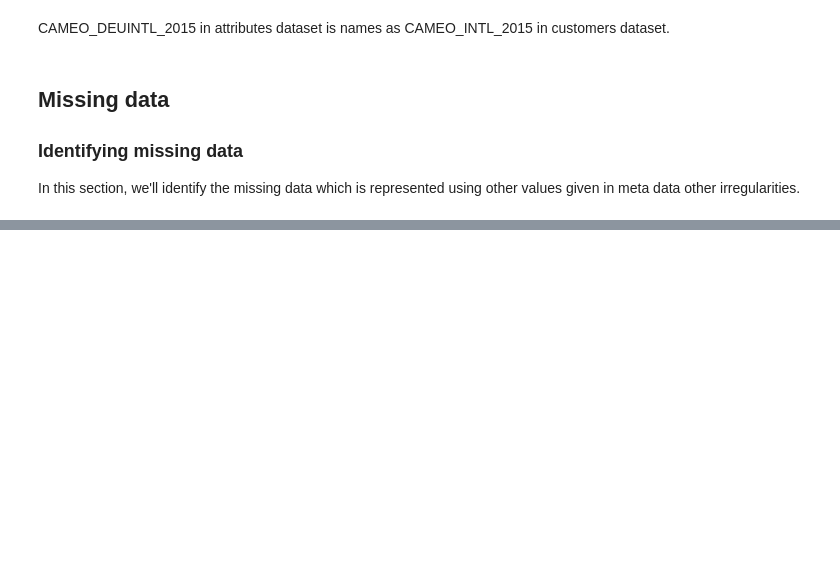
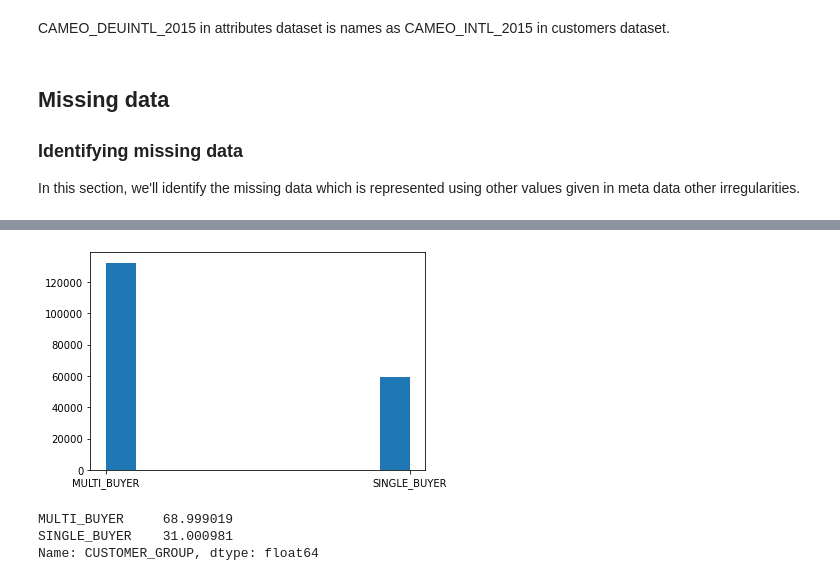
Before and after one commit to AhmadAbdElhameed/Data-Science-Portfolio, a Jupyter notebook: Customer_Segmentation/1_Data_Exploration_and_Preprocessing.ipynb, the cells around one changed output, grey strips where cells are left out. Saved outputs shown, nothing was run; the diff lists cells and outputs as text; code cells hidden in the pictures; blank space fills up the shorter version.

```diff
--- a/Customer_Segmentation/1_Data_Exploration_and_Preprocessing.ipynb
+++ b/Customer_Segmentation/1_Data_Exploration_and_Preprocessing.ipynb
@@ -224,0 +394,13 @@ attributes = values.loc[values['Attribute'].isin(attr_common_all)]
+# %%
+customer_group = customers_clean.loc[customers_clean["CUSTOMER_GROUP"].notnull(),"CUSTOMER_GROUP"]
+# %%
+plt.hist(customer_group);
+# %% [output]
+[figure, added]
+# %%
+# Percentage of
+customer_group.value_counts() * 100 / len(customer_group)
+# %% [output]
+MULTI_BUYER     68.999019
+SINGLE_BUYER    31.000981
+Name: CUSTOMER_GROUP, dtype: float64
```
Also changed, not shown: parts of 72 cells of this notebook.
